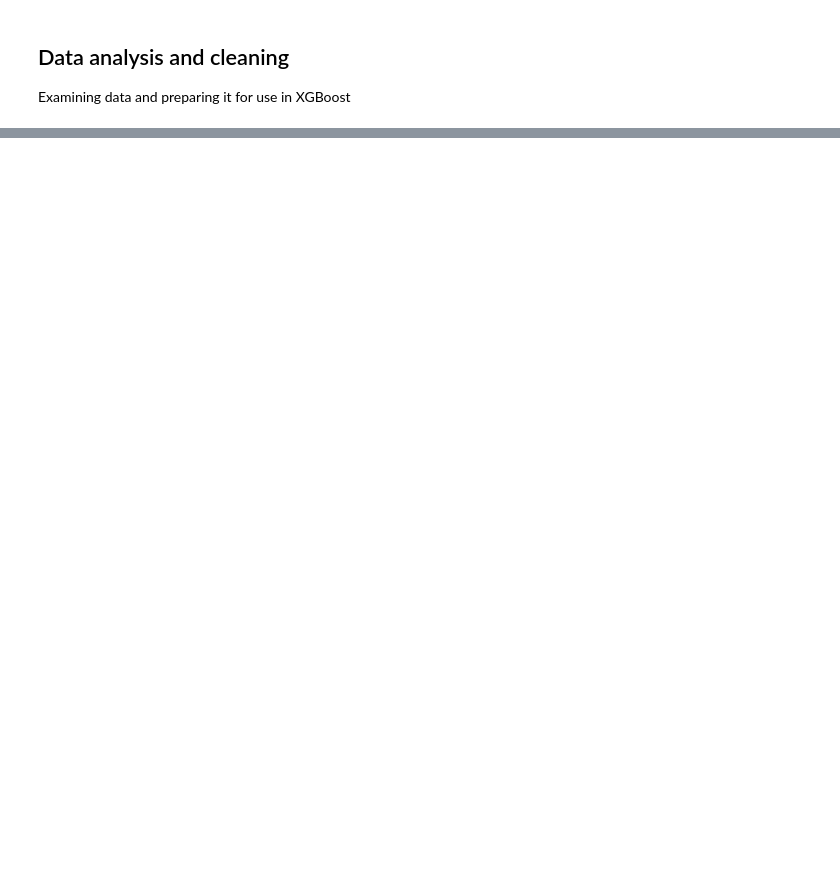
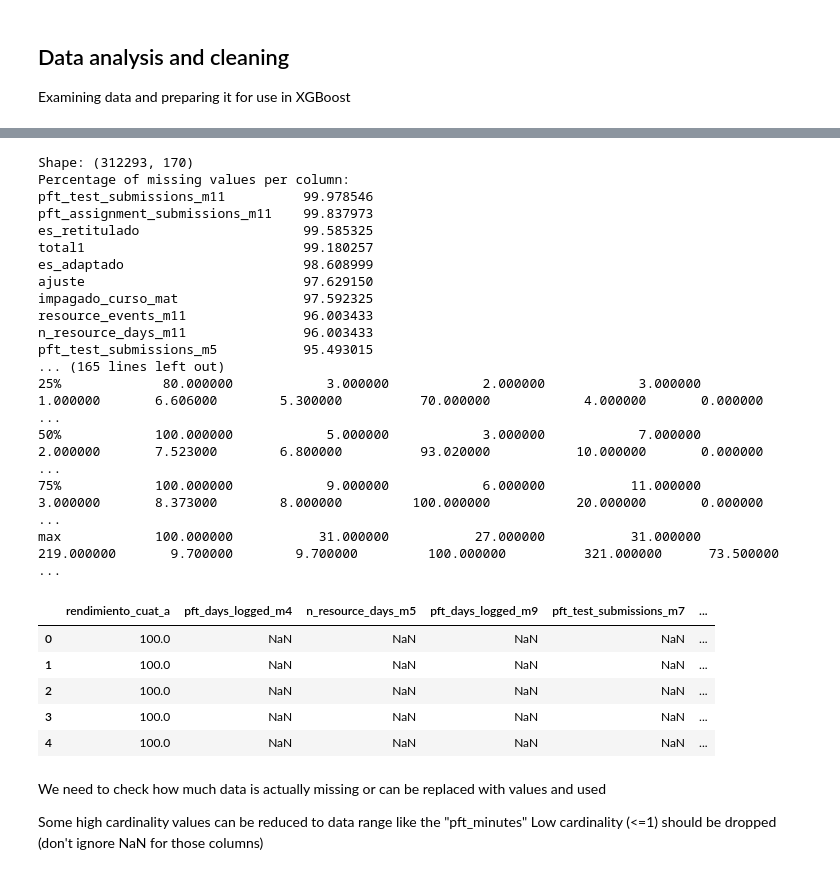
Before and after one commit to Minimaruva/Student-Early-Warning-System-for-Academic-Attrition, a Jupyter notebook: notebooks/understanding_data.ipynb, the cells around one changed output, grey strips where cells are left out. Cells and saved outputs as stored; diff of their text form; code cells hidden in the pictures; blank space fills up the shorter version.

Commit message:
a lot of data cleaning

```diff
--- a/notebooks/understanding_data.ipynb
+++ b/notebooks/understanding_data.ipynb
@@ -16,9 +17,8 @@ I decided to focus on two most recent datasets
 The datasets have relative naming for months like 'pft_events_2021_10'
 Rename them to same format and merge
 # %%
-
-df_2021 = pd.read_csv("../data/raw/dataset_2021_hash.csv", sep=';', low_memory=False)
-df_2022 = pd.read_csv("../data/raw/dataset_2022_hash.csv", sep=';', low_memory=False)
+df_2021 = pd.read_csv("../data/raw/dataset_2021_hash.csv", sep=';', low_memory=False, decimal=',')
+df_2022 = pd.read_csv("../data/raw/dataset_2022_hash.csv", sep=';', low_memory=False, decimal=',')
 # %%
 print(f"Shapes: 2021:{df_2021.shape}; 2022:{df_2022.shape}")
 print(f"Columns: 2021: {len(df_2021.columns)}; 2022:{len(df_2022.columns)}")
@@ -89,5 +89,9 @@ df_2022['cohort_year'] = 2022
 
 df_combined = pd.concat([df_2021, df_2022], ignore_index=True)
 print(f"Combined shape: {df_combined.shape}")
+print(df_combined['abandono_hash'].value_counts())
+# Seems that 'B' means not abandoned, 'A' means abandoned
+df_combined['target'] = df_combined['abandono_hash'].map({'B': 0, 'A': 1})
+df_combined.drop(columns=['abandono_hash'], inplace=True)
 # %% [output]
 Combined shape: (312293, 170)
@@ -159,0 +106,45 @@ File exists: True
+# %%
+print(f"Shape: {df_combined.shape}")
+
+# print(f"\nHow many missing values per column, given {df_combined.shape[0]} rows")
+# print(df_2022.isnull().sum().to_string())
+
+
+
+missing_percent = (df_combined.isnull().sum() / len(df_combined)) * 100
+print("Percentage of missing values per column:")
+print(missing_percent.sort_values(ascending=False).to_string())
+
+
+print(df_combined.describe().to_string())
+
+df_combined.head()
+# %% [output]
+Shape: (312293, 170)
+Percentage of missing values per column:
+pft_test_submissions_m11          99.978546
+pft_assignment_submissions_m11    99.837973
+es_retitulado                     99.585325
+total1                            99.180257
+es_adaptado                       98.608999
+ajuste                            97.629150
+impagado_curso_mat                97.592325
+resource_events_m11               96.003433
+n_resource_days_m11               96.003433
+pft_test_submissions_m5           95.493015
+... (165 lines left out)
+25%             80.000000            3.000000            2.000000            3.000000                 1.000000       6.606000        5.300000          70.000000            4.000000       0.000000      ...
+50%            100.000000            5.000000            3.000000            7.000000                 2.000000       7.523000        6.800000          93.020000           10.000000       0.000000      ...
+75%            100.000000            9.000000            6.000000           11.000000                 3.000000       8.373000        8.000000         100.000000           20.000000       0.000000      ...
+max            100.000000           31.000000           27.000000           31.000000               219.000000       9.700000        9.700000         100.000000          321.000000      73.500000      ...
+|  | rendimiento_cuat_a | pft_days_logged_m4 | n_resource_days_m5 | pft_days_logged_m9 | pft_test_submissions_m7 | ... |
+| 0 | 100.0 | NaN | NaN | NaN | NaN | ... |
+| 1 | 100.0 | NaN | NaN | NaN | NaN | ... |
+| 2 | 100.0 | NaN | NaN | NaN | NaN | ... |
+| 3 | 100.0 | NaN | NaN | NaN | NaN | ... |
+| 4 | 100.0 | NaN | NaN | NaN | NaN | ... |
+# %% [markdown]
+We need to check how much data is actually missing or can be replaced with values and used
+
+Some high cardinality values can be reduced to data range like the "pft_minutes"
+Low cardinality (<=1) should be dropped (don't ignore NaN for those columns)
```
Also changed, not shown: parts of 14 cells of this notebook.
